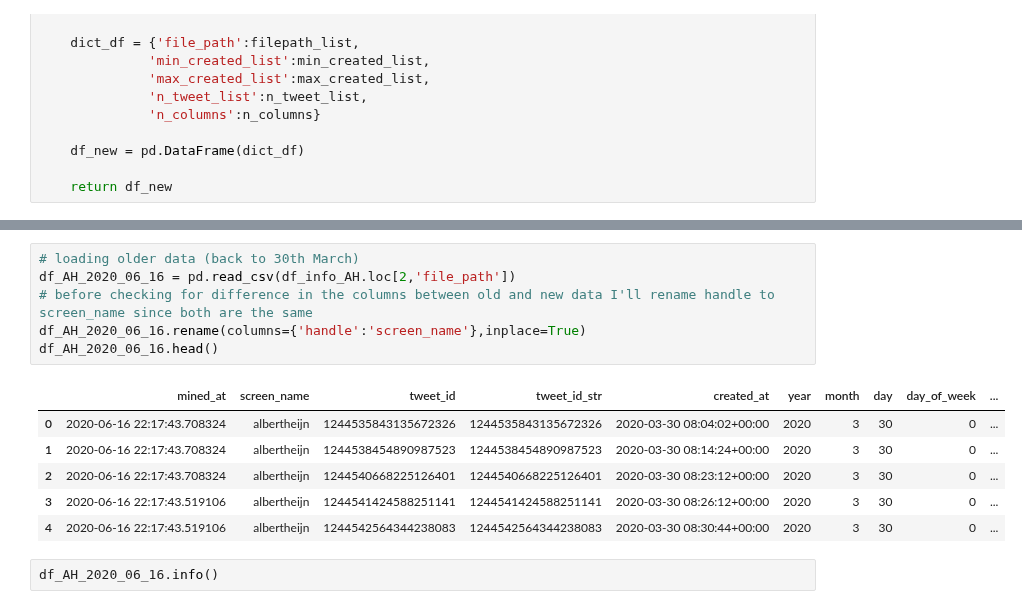
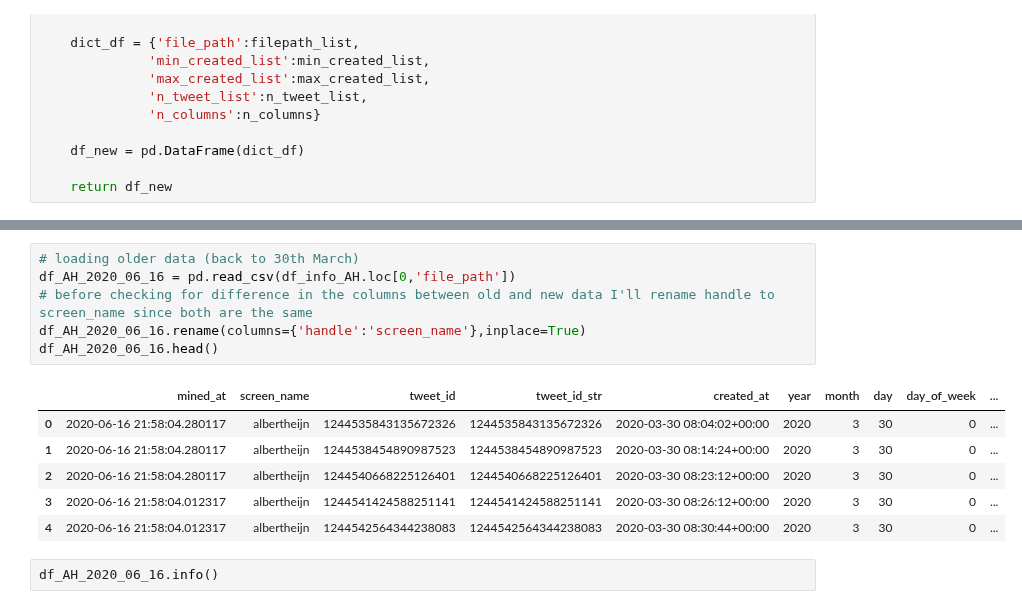
Before and after one commit to dpbac/twitter_analysis_online_grocery_NL, a Jupyter notebook: notebooks/02-Preparing Twitter data for analysis.ipynb, the cells around one changed output, grey strips where cells are left out. Cells and saved outputs as stored; diff of their text form.

```diff
--- a/notebooks/02-Preparing Twitter data for analysis.ipynb
+++ b/notebooks/02-Preparing Twitter data for analysis.ipynb
@@ -181,16 +146,16 @@ So let's check the columns we need to drop and concatenate the newer and older c
 # %%
 # loading older data (back to 30th March)
-df_AH_2020_06_16 = pd.read_csv(df_info_AH.loc[2,'file_path'])
+df_AH_2020_06_16 = pd.read_csv(df_info_AH.loc[0,'file_path'])
 # before checking for difference in the columns between old and new data I'll rename handle to screen_name since both are the same
 df_AH_2020_06_16.rename(columns={'handle':'screen_name'},inplace=True)
 df_AH_2020_06_16.head()
 # %% [output]
 |  | mined_at | screen_name | tweet_id | tweet_id_str | created_at | year | month | day | day_of_week | ... |
-| 0 | 2020-06-16 22:17:43.708324 | albertheijn | 1244535843135672326 | 1244535843135672326 | 2020-03-30 08:04:02+00:00 | 2020 | 3 | 30 | 0 | ... |
-| 1 | 2020-06-16 22:17:43.708324 | albertheijn | 1244538454890987523 | 1244538454890987523 | 2020-03-30 08:14:24+00:00 | 2020 | 3 | 30 | 0 | ... |
-| 2 | 2020-06-16 22:17:43.708324 | albertheijn | 1244540668225126401 | 1244540668225126401 | 2020-03-30 08:23:12+00:00 | 2020 | 3 | 30 | 0 | ... |
-| 3 | 2020-06-16 22:17:43.519106 | albertheijn | 1244541424588251141 | 1244541424588251141 | 2020-03-30 08:26:12+00:00 | 2020 | 3 | 30 | 0 | ... |
-| 4 | 2020-06-16 22:17:43.519106 | albertheijn | 1244542564344238083 | 1244542564344238083 | 2020-03-30 08:30:44+00:00 | 2020 | 3 | 30 | 0 | ... |
+| 0 | 2020-06-16 21:58:04.280117 | albertheijn | 1244535843135672326 | 1244535843135672326 | 2020-03-30 08:04:02+00:00 | 2020 | 3 | 30 | 0 | ... |
+| 1 | 2020-06-16 21:58:04.280117 | albertheijn | 1244538454890987523 | 1244538454890987523 | 2020-03-30 08:14:24+00:00 | 2020 | 3 | 30 | 0 | ... |
+| 2 | 2020-06-16 21:58:04.280117 | albertheijn | 1244540668225126401 | 1244540668225126401 | 2020-03-30 08:23:12+00:00 | 2020 | 3 | 30 | 0 | ... |
+| 3 | 2020-06-16 21:58:04.012317 | albertheijn | 1244541424588251141 | 1244541424588251141 | 2020-03-30 08:26:12+00:00 | 2020 | 3 | 30 | 0 | ... |
+| 4 | 2020-06-16 21:58:04.012317 | albertheijn | 1244542564344238083 | 1244542564344238083 | 2020-03-30 08:30:44+00:00 | 2020 | 3 | 30 | 0 | ... |
 # %%
 df_AH_2020_06_16.info()
 # %% [output]
```
Also changed, not shown: parts of 109 cells of this notebook, 8 other files.
